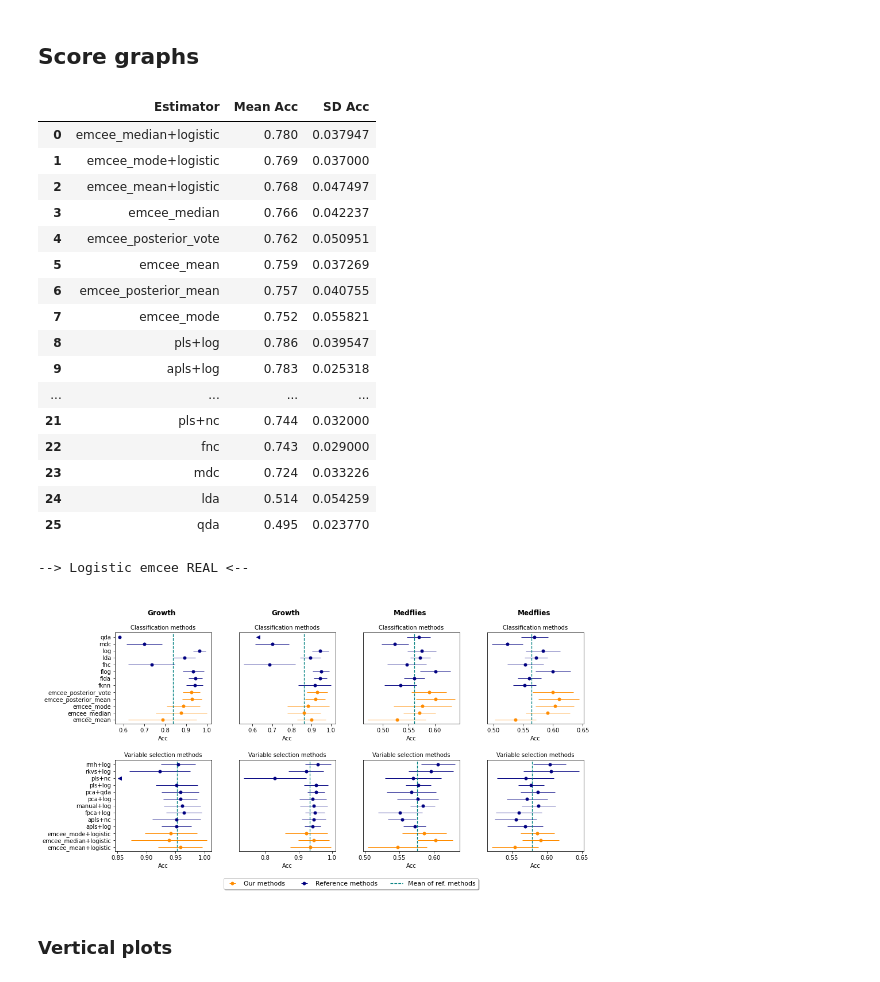
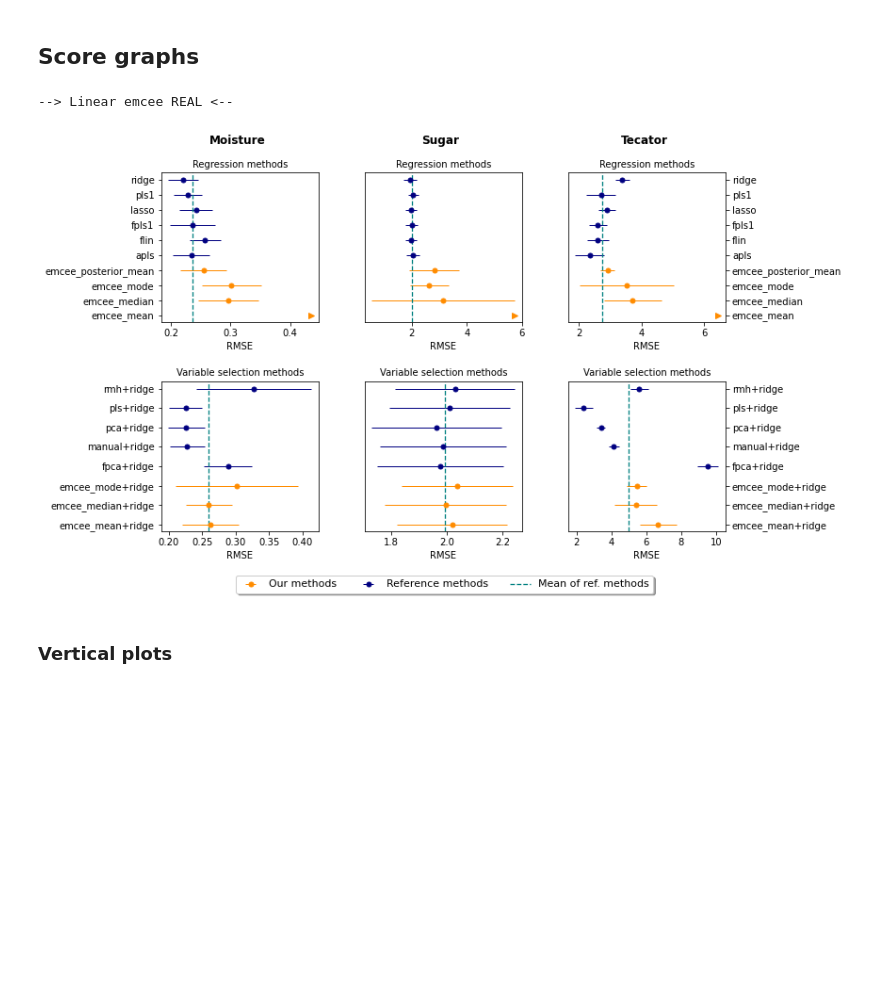
Before and after one commit to antcc/rk-bfr, a Jupyter notebook: demo_results_analysis.ipynb, the cells around one changed output. Drawn from its saved outputs; the diff is of its cells as text; code cells hidden in the pictures; blank space fills up the shorter version.

```diff
--- a/demo_results_analysis.ipynb
+++ b/demo_results_analysis.ipynb
@@ -12,14 +12,14 @@ np.set_printoptions(precision=4, suppress=True)
 # %%
 # -- Configuration
 
-KIND = "logistic"
+KIND = "linear"
 METHOD = "emcee"
 SMOOTHING = False
 P_FREE = False
-DIR = "../results_def/out/"
-SAVE_FIG = False
-DIR_SAVE = "../results_def/img/"
-SCORE_REG = "MSE"  # RMSE or rRMSE
+DIR = "../results_140822_tau_uniform/out/"
+SAVE_FIG = True
+DIR_SAVE = "../results_140822_tau_uniform/img/"
+SCORE_REG = "RMSE"  # RMSE or rRMSE
 
 KIND_STR = "reg" if KIND == "linear" else "clf"
 SCORE_STR = SCORE_REG if KIND == "linear" else "Acc"
@@ -75,27 +75,6 @@ def get_filenames(*dirs, extension="csv"):
 rkhs, l2, non_gp, real = get_filenames(DIR)
 # %% [markdown]
 ## Score graphs
-# %%
-df = pd.read_csv(rkhs[0] + ".csv")
-df
-# %% [output]
-|  | Estimator | Mean Acc | SD Acc |
-| 0 | emcee_median+logistic | 0.780 | 0.037947 |
-| 1 | emcee_mode+logistic | 0.769 | 0.037000 |
-| 2 | emcee_mean+logistic | 0.768 | 0.047497 |
-| 3 | emcee_median | 0.766 | 0.042237 |
-| 4 | emcee_posterior_vote | 0.762 | 0.050951 |
-| 5 | emcee_mean | 0.759 | 0.037269 |
-| 6 | emcee_posterior_mean | 0.757 | 0.040755 |
-| 7 | emcee_mode | 0.752 | 0.055821 |
-| 8 | pls+log | 0.786 | 0.039547 |
-| 9 | apls+log | 0.783 | 0.025318 |
-| ... | ... | ... | ... |
-| 21 | pls+nc | 0.744 | 0.032000 |
-| 22 | fnc | 0.743 | 0.029000 |
-| 23 | mdc | 0.724 | 0.033226 |
-| 24 | lda | 0.514 | 0.054259 |
-| 25 | qda | 0.495 | 0.023770 |
 # %%
 # -- Plotting functions
 
@@ -105,6 +84,12 @@ def plot_df(df, ax=None, legend=False, limit=None):
     ax.margins(x=0.05)
 
     estimator = df["Estimator"].to_numpy(dtype=str)
+
+    # Quick fix for name
+    for i, name in enumerate(estimator):
+        if "logistic" in name:
+            estimator[i] = estimator[i].replace("+logistic", "+log")
+
     score = df["Mean " + SCORE_STR].to_numpy()
     sd = df["SD " + SCORE_STR].to_numpy()
     ours_idx = []
@@ -200,6 +185,7 @@ def plot_df(df, ax=None, legend=False, limit=None):
 
 def plot_data_all(
     data,
+    data_type_name,
     limit=None,
     legend=True,
     save=False,
@@ -215,7 +201,14 @@ def plot_data_all(
     if figsize[1] is None:
         figsize[1] = 7
     if bbox_legend[0] is None:
-        bbox_legend[0] = 1.0
+        if n_data == 2:
+            bbox_legend[0] = 1.15
+        elif n_data == 3:
+            bbox_legend[0] = 1.80
+        elif n_data == 4:
+            bbox_legend[0] = 2.45
+        else:
+            bbox_legend[0] = 1.0
     if bbox_legend[1] is None:
         bbox_legend[1] = -0.45
 
@@ -320,7 +313,7 @@ def plot_data_all(
         filename_save = (
             ("reg_" if KIND == "linear" else "clf_")
             + METHOD + "_"
-            + (model if not real_data else "real")
+            + data_type_name
             + ("_p_free" if "p_free" in basename else "")
             + ("_smooth" if "smoothing" in basename else "")
             + ".png"
@@ -329,40 +322,41 @@ def plot_data_all(
 # %%
 # -- Plot configuration
 
-data = "real"
+dataname = "real"
 limit = [(None, None), (None, None), (None, None), (None, None)]
-bbox_legend = [2.45, None]
+bbox_legend = [None, None]
 figsize = [None, None]
 
-if data == "rkhs":
+if dataname == "rkhs":
     data_all = rkhs
-elif data == "l2":
+elif dataname == "l2":
     data_all = l2
-elif data == "non_gp":
+elif dataname == "nongp":
     data_all = non_gp
 else:
     data_all = real
 # %%
 # -- Plot
 
 print(
     "--> "
     + KIND.capitalize()
     + " " + METHOD
-    + " " + data.upper()
+    + " " + dataname.upper()
     + (" (smooth)" if SMOOTHING else "")
     + " <--")
 
 plot_data_all(
     data_all,
+    dataname,
     limit=limit,
     legend=True,
     figsize=figsize,
     bbox_legend=bbox_legend,
     save=SAVE_FIG)
 # %% [output]
---> Logistic emcee REAL <--
+--> Linear emcee REAL <--
-[figure, old version]
+[figure, new version]
 # %% [markdown]
 ### Vertical plots
 # %%
```
Also changed, not shown: 3 other files.
